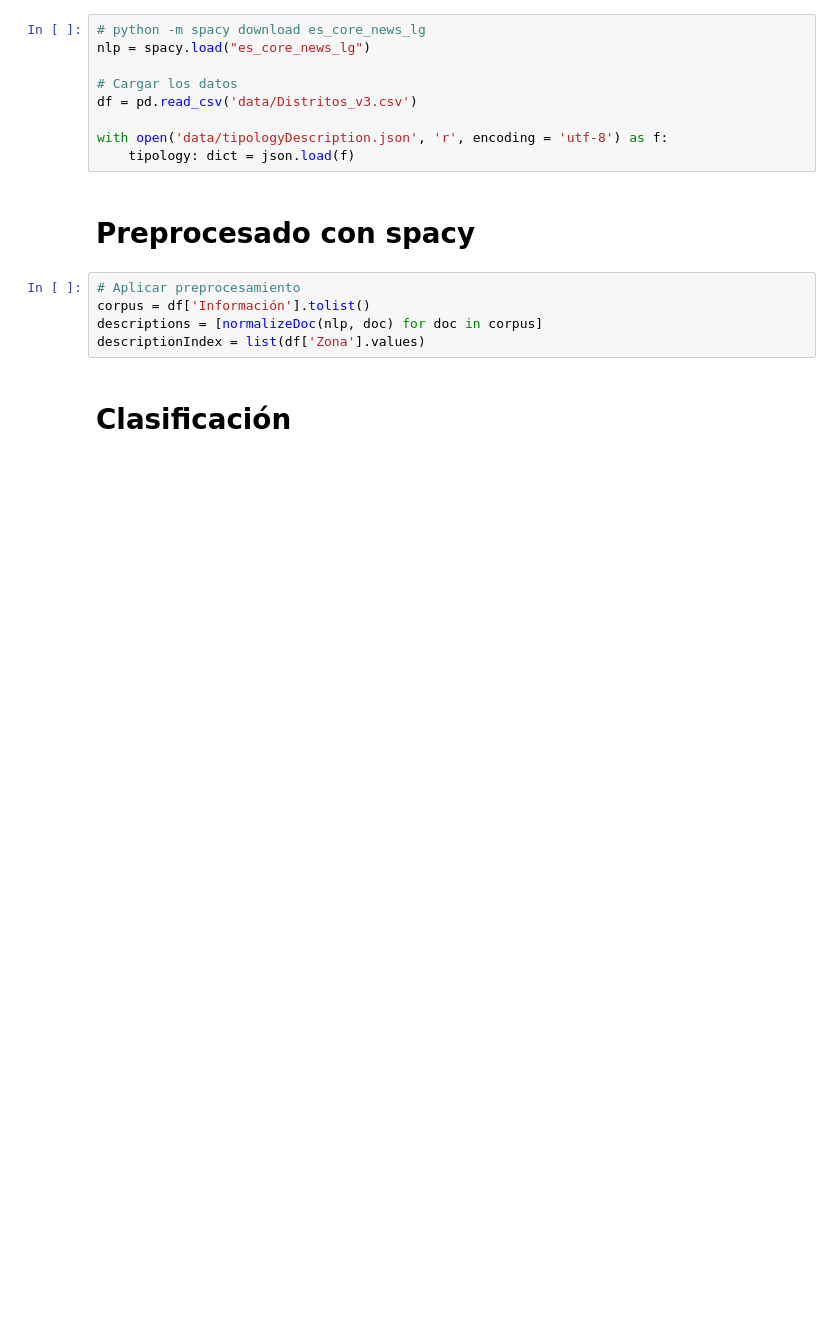
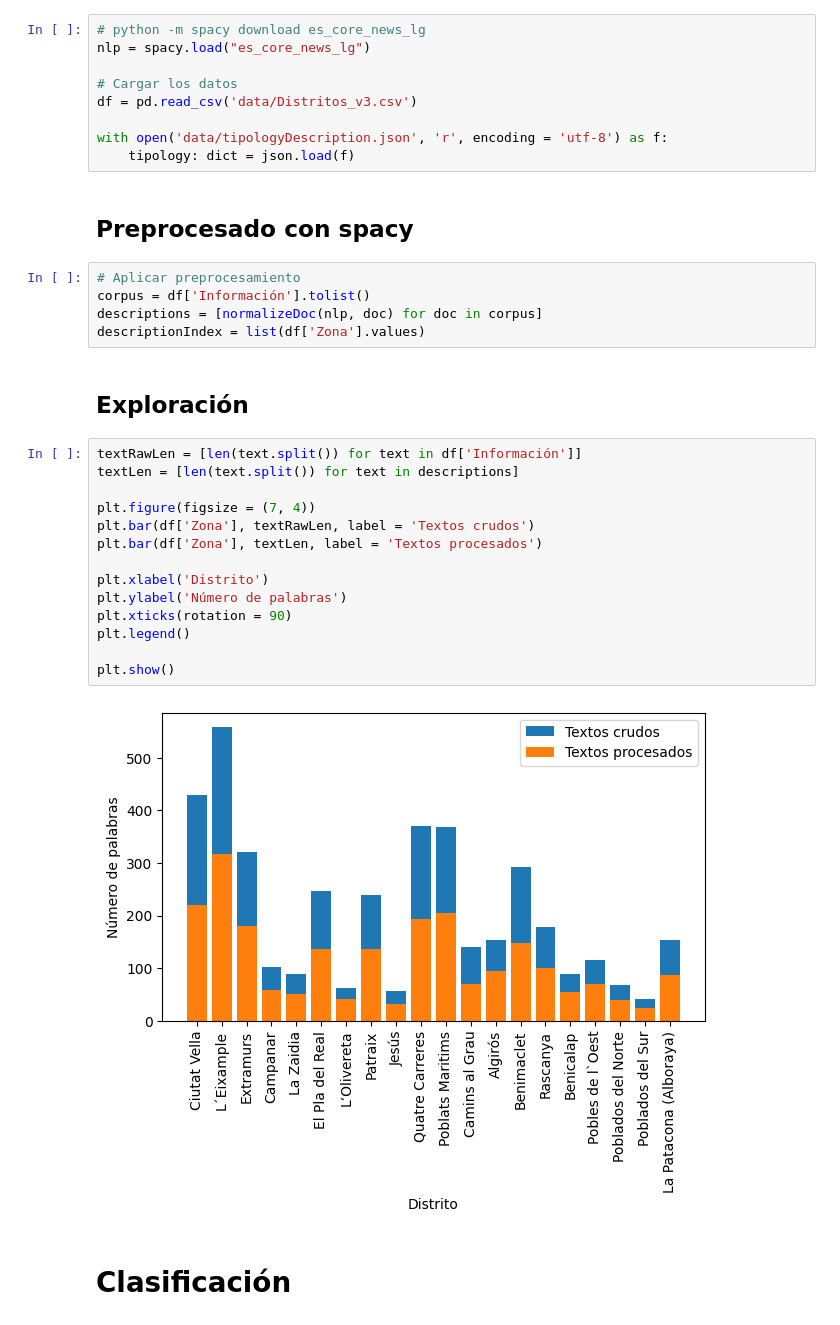
Before and after one commit to esedesam/mcd-nlp-proyecto, a Jupyter notebook: clasificarBarrios.ipynb, the cells around one changed output. Saved outputs shown, nothing was run; the diff lists cells and outputs as text; blank space fills up the shorter version.

```diff
--- a/clasificarBarrios.ipynb
+++ b/clasificarBarrios.ipynb
@@ -90,11 +93,29 @@ df = pd.read_csv('data/Distritos_v3.csv')
 with open('data/tipologyDescription.json', 'r', encoding = 'utf-8') as f:
     tipology: dict = json.load(f)
 # %% [markdown]
-# Preprocesado con spacy
+## Preprocesado con spacy
 # %%
 # Aplicar preprocesamiento
 corpus = df['Información'].tolist()
 descriptions = [normalizeDoc(nlp, doc) for doc in corpus]
 descriptionIndex = list(df['Zona'].values)
+# %% [markdown]
+## Exploración
+# %%
+textRawLen = [len(text.split()) for text in df['Información']]
+textLen = [len(text.split()) for text in descriptions]
+
+plt.figure(figsize = (7, 4))
+plt.bar(df['Zona'], textRawLen, label = 'Textos crudos')
+plt.bar(df['Zona'], textLen, label = 'Textos procesados')
+
+plt.xlabel('Distrito')
+plt.ylabel('Número de palabras')
+plt.xticks(rotation = 90)
+plt.legend()
+
+plt.show()
+# %% [output]
+[figure, added]
 # %% [markdown]
 # Clasificación
```
Also changed, not shown: parts of 10 cells of this notebook.
